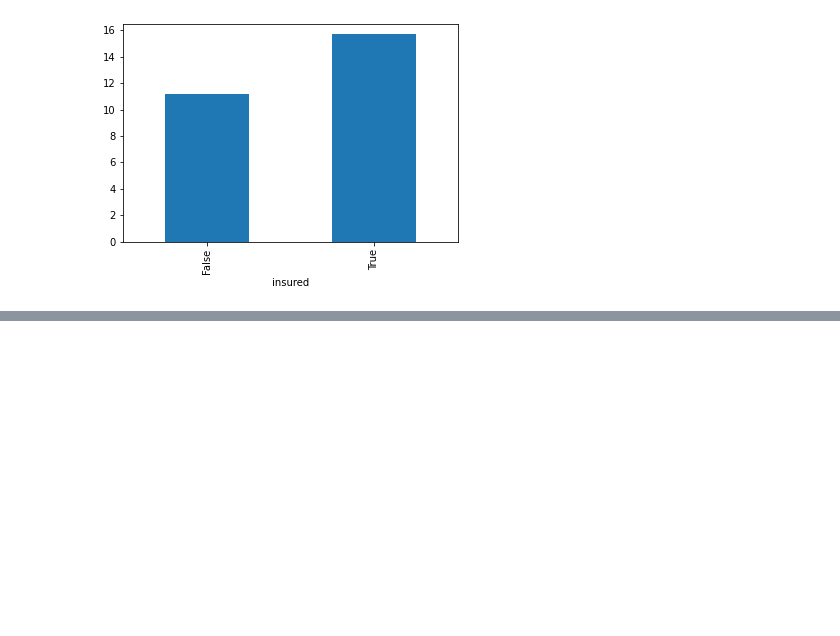
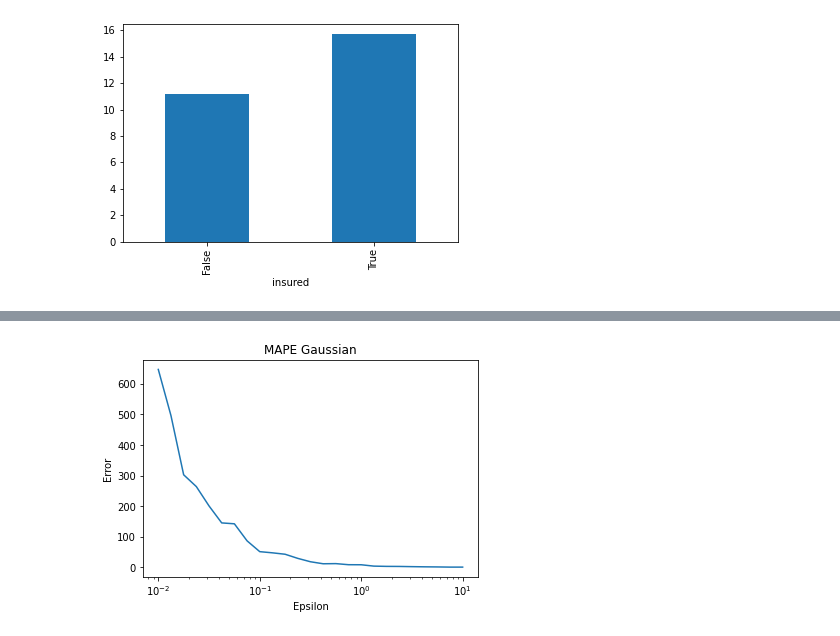
Before and after one commit to aleksandr-kataev/Privacy-Preserving-Algorithms, a Jupyter notebook: diffprivacyNoise.ipynb, the cells around one changed output, grey strips where cells are left out. Drawn from its saved outputs; the diff is of its cells as text; code cells hidden in the pictures; blank space fills up the shorter version.

```diff
--- a/diffprivacyNoise.ipynb
+++ b/diffprivacyNoise.ipynb
@@ -79,9 +89,11 @@ plt.show()
 # %%
-rms_values = []
-percentage = []
+gaussian_mse = []
+gaussian_mape = []
 for epsilon in epsilons:
     df_private = pd.read_csv("healthdata.csv")
     df_private['wage'] = df_private['wage'].apply(gaussianMechanism, args=(epsilon,))
-    rms_values.append(mean_squared_error(df_original['wage'].to_numpy().tolist(),
+    gaussian_mse.append(mean_squared_error(df_original['wage'],
                 df_private['wage'].to_numpy().tolist(), squared=False))
+    gaussian_mape.append(mean_absolute_percentage_error(df_original['wage'].to_numpy().tolist(),
+                df_private['wage'].to_numpy().tolist()))
 # %%
@@ -94,0 +107,8 @@ plt.show()
+# %%
+plt.semilogx(epsilons, gaussian_mape)
+plt.xlabel('Epsilon')
+plt.ylabel('Error')
+plt.title("MAPE Gaussian")
+plt.show()
+# %% [output]
+[figure, added]
```
Also changed, not shown: parts of 10 cells of this notebook.
